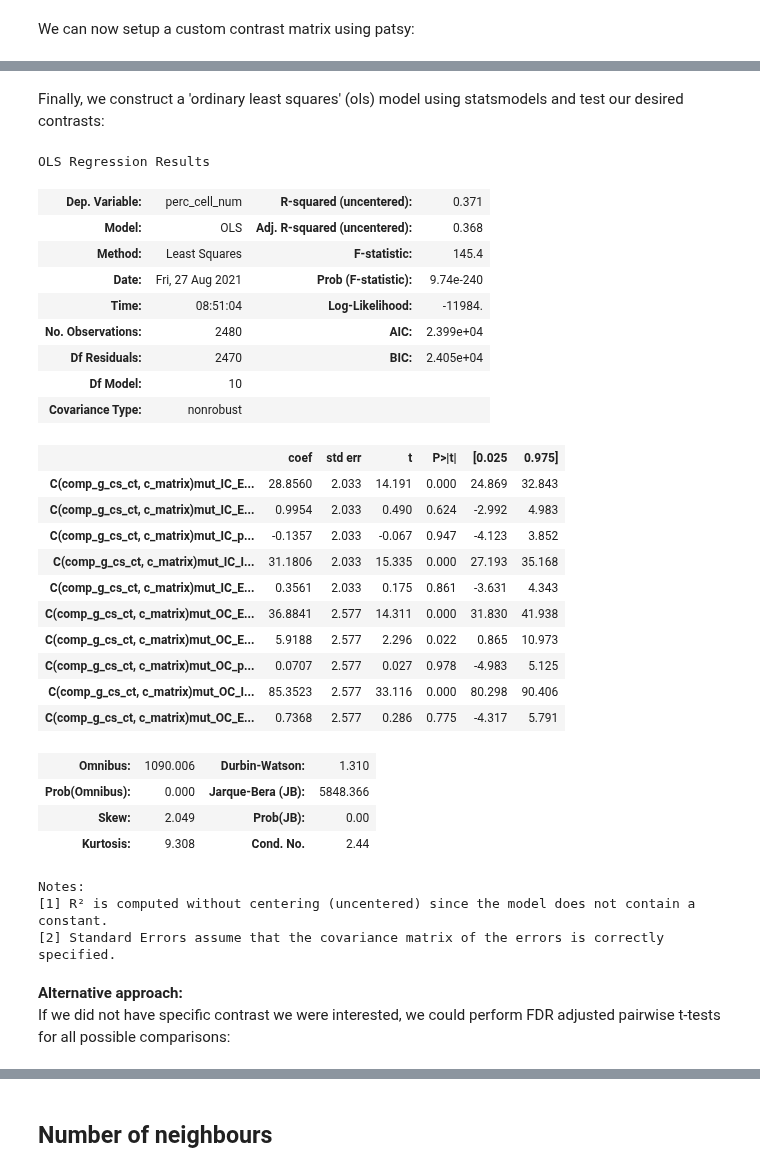
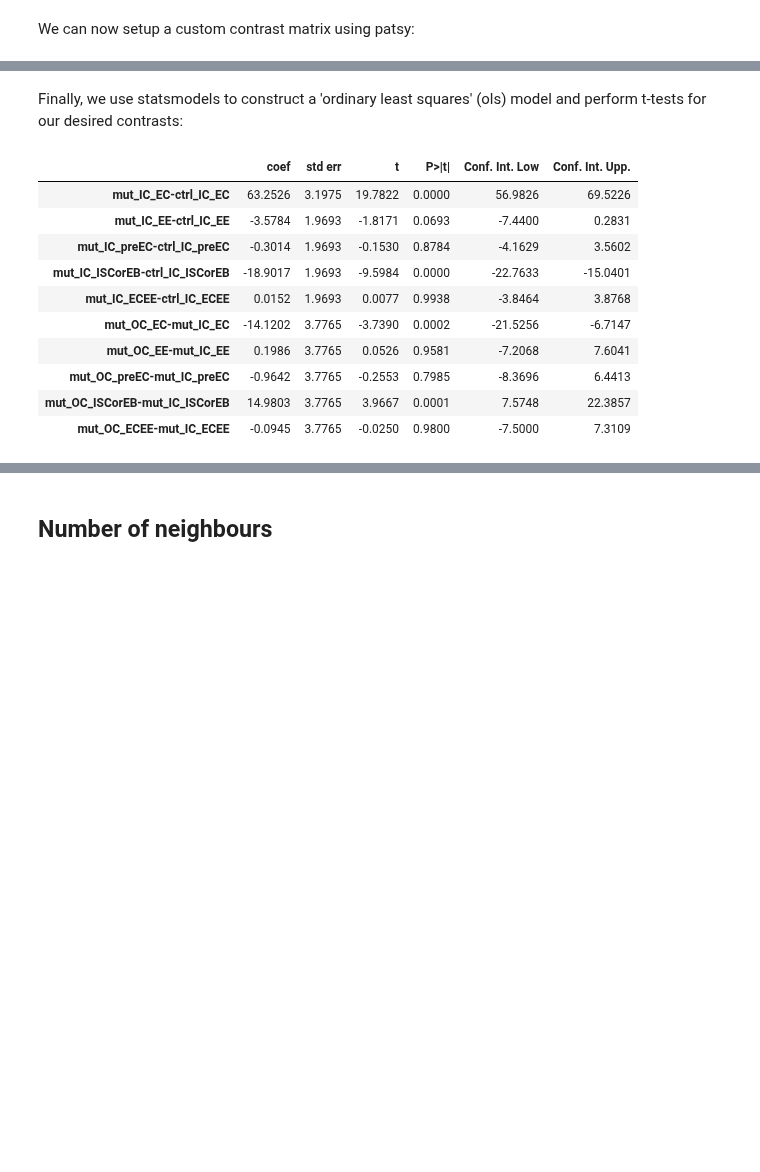
Before and after one commit to morriso1/clonedetective, a Jupyter notebook: 04_Tutorial_Downstream_Analysis_Python.ipynb, the cells around one changed output, grey strips where cells are left out. Cells and saved outputs as stored; diff of their text form; code cells hidden in the pictures; blank space fills up the shorter version.

Commit message:
updated to python walkthrough to perform t tests followed by fdr adjustment

```diff
--- a/04_Tutorial_Downstream_Analysis_Python.ipynb
+++ b/04_Tutorial_Downstream_Analysis_Python.ipynb
@@ -206,7 +206,10 @@ def create_contrast_matrix(desired_contrasts, df_column):
     for contrast in desired_contrasts:
         group_A, group_B = contrast.split("-")
         l.append(levels.replace({f'^{group_A}$': -1, f'^{group_B}$': 1, ".": 0}, regex=True))
-    return np.stack(l, axis=1)
+    df = pd.DataFrame(l)
+    df.columns = levels.values
+    df.index = desired_contrasts
+    return df
 # %% [markdown]
 We can now setup a custom contrast matrix using patsy:
 # %%
@@ -237,37 +225,20 @@ ContrastMatrix(array([[ 1,  0,  0,  0,  0,  0,  0,  0,  0,  0],
 # %% [markdown]
-Finally, we construct a 'ordinary least squares' (ols) model using statsmodels and test our desired contrasts:
+Finally, we use statsmodels to construct a 'ordinary least squares' (ols) model and perform t-tests for our desired contrasts:
 # %%
-lm = ols("perc_cell_num ~ 0 + C(comp_g_cs_ct, c_matrix)", data=tidy_percentage_df).fit()
-lm.summary()
+lm = ols("perc_cell_num ~ comp_g_cs_ct", data=tidy_percentage_df).fit()
+
+t_test_df = lm.t_test(matrix).summary_frame()
+t_test_df.index = matrix.index
+t_test_df.round(4) # round for easier reading
 # %% [output]
-OLS Regression Results
-| Dep. Variable: | perc_cell_num | R-squared (uncentered): | 0.371 |
-| Model: | OLS | Adj. R-squared (uncentered): | 0.368 |
-| Method: | Least Squares | F-statistic: | 145.4 |
-| Date: | Fri, 27 Aug 2021 | Prob (F-statistic): | 9.74e-240 |
-| Time: | 08:51:04 | Log-Likelihood: | -11984. |
-| No. Observations: | 2480 | AIC: | 2.399e+04 |
-| Df Residuals: | 2470 | BIC: | 2.405e+04 |
-| Df Model: | 10 |  |  |
-| Covariance Type: | nonrobust |  |  |
+|  | coef | std err | t | P>|t| | Conf. Int. Low | Conf. Int. Upp. |
+| mut_IC_EC-ctrl_IC_EC | 63.2526 | 3.1975 | 19.7822 | 0.0000 | 56.9826 | 69.5226 |
+| mut_IC_EE-ctrl_IC_EE | -3.5784 | 1.9693 | -1.8171 | 0.0693 | -7.4400 | 0.2831 |
+| mut_IC_preEC-ctrl_IC_preEC | -0.3014 | 1.9693 | -0.1530 | 0.8784 | -4.1629 | 3.5602 |
+| mut_IC_ISCorEB-ctrl_IC_ISCorEB | -18.9017 | 1.9693 | -9.5984 | 0.0000 | -22.7633 | -15.0401 |
+| mut_IC_ECEE-ctrl_IC_ECEE | 0.0152 | 1.9693 | 0.0077 | 0.9938 | -3.8464 | 3.8768 |
+| mut_OC_EC-mut_IC_EC | -14.1202 | 3.7765 | -3.7390 | 0.0002 | -21.5256 | -6.7147 |
+| mut_OC_EE-mut_IC_EE | 0.1986 | 3.7765 | 0.0526 | 0.9581 | -7.2068 | 7.6041 |
+| mut_OC_preEC-mut_IC_preEC | -0.9642 | 3.7765 | -0.2553 | 0.7985 | -8.3696 | 6.4413 |
+| mut_OC_ISCorEB-mut_IC_ISCorEB | 14.9803 | 3.7765 | 3.9667 | 0.0001 | 7.5748 | 22.3857 |
+| mut_OC_ECEE-mut_IC_ECEE | -0.0945 | 3.7765 | -0.0250 | 0.9800 | -7.5000 | 7.3109 |
-|  | coef | std err | t | P>|t| | [0.025 | 0.975] |
-| C(comp_g_cs_ct, c_matrix)mut_IC_E... | 28.8560 | 2.033 | 14.191 | 0.000 | 24.869 | 32.843 |
-| C(comp_g_cs_ct, c_matrix)mut_IC_E... | 0.9954 | 2.033 | 0.490 | 0.624 | -2.992 | 4.983 |
-| C(comp_g_cs_ct, c_matrix)mut_IC_p... | -0.1357 | 2.033 | -0.067 | 0.947 | -4.123 | 3.852 |
-| C(comp_g_cs_ct, c_matrix)mut_IC_I... | 31.1806 | 2.033 | 15.335 | 0.000 | 27.193 | 35.168 |
-| C(comp_g_cs_ct, c_matrix)mut_IC_E... | 0.3561 | 2.033 | 0.175 | 0.861 | -3.631 | 4.343 |
-| C(comp_g_cs_ct, c_matrix)mut_OC_E... | 36.8841 | 2.577 | 14.311 | 0.000 | 31.830 | 41.938 |
-| C(comp_g_cs_ct, c_matrix)mut_OC_E... | 5.9188 | 2.577 | 2.296 | 0.022 | 0.865 | 10.973 |
-| C(comp_g_cs_ct, c_matrix)mut_OC_p... | 0.0707 | 2.577 | 0.027 | 0.978 | -4.983 | 5.125 |
-| C(comp_g_cs_ct, c_matrix)mut_OC_I... | 85.3523 | 2.577 | 33.116 | 0.000 | 80.298 | 90.406 |
-| C(comp_g_cs_ct, c_matrix)mut_OC_E... | 0.7368 | 2.577 | 0.286 | 0.775 | -4.317 | 5.791 |
-| Omnibus: | 1090.006 | Durbin-Watson: | 1.310 |
-| Prob(Omnibus): | 0.000 | Jarque-Bera (JB): | 5848.366 |
-| Skew: | 2.049 | Prob(JB): | 0.00 |
-| Kurtosis: | 9.308 | Cond. No. | 2.44 |
-Notes:
-[1] R² is computed without centering (uncentered) since the model does not contain a constant.
-[2] Standard Errors assume that the covariance matrix of the errors is correctly specified.
-# %% [markdown]
-**Alternative approach:**
-If we did not have specific contrast we were interested, we could perform FDR adjusted pairwise t-tests for all possible comparisons:
```
Also changed, not shown: parts of 7 cells of this notebook, 2 other files.
